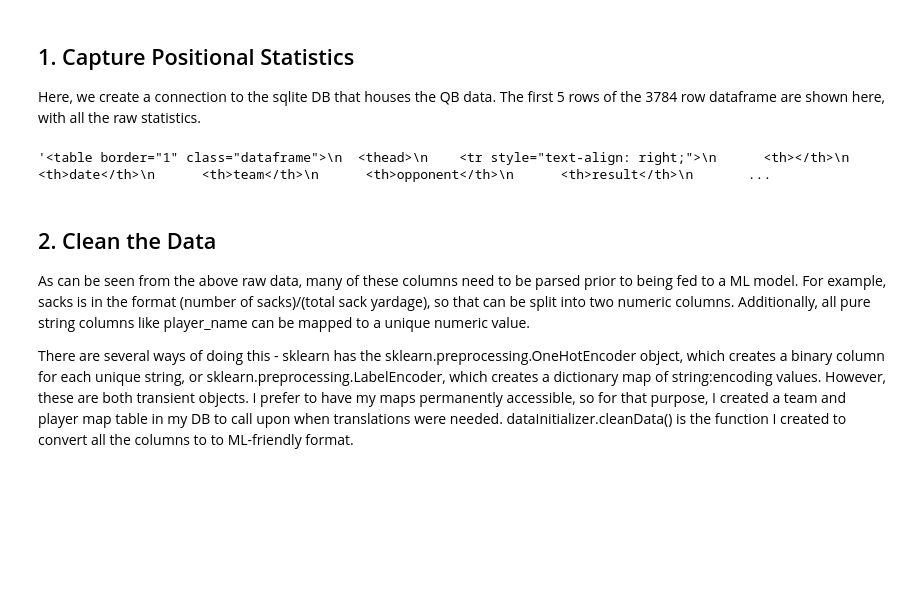
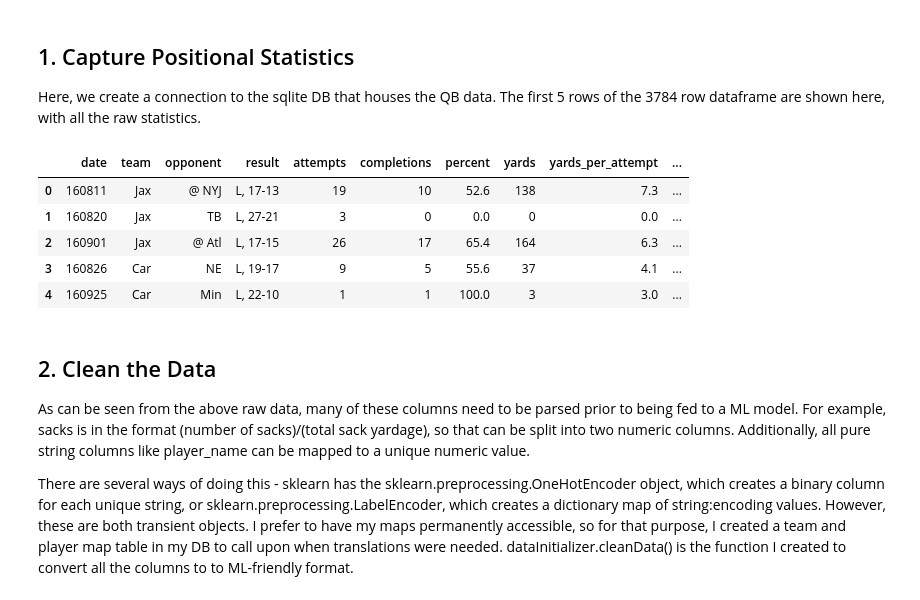
Before and after one commit to Rosswell/k2_datascience, a Jupyter notebook: blog_content/NFL_2.ipynb, the cells around one changed output. Saved outputs shown, nothing was run; the diff lists cells and outputs as text; code cells hidden in the pictures; blank space fills up the shorter version.

```diff
--- a/blog_content/NFL_2.ipynb
+++ b/blog_content/NFL_2.ipynb
@@ -31,12 +39,15 @@ Here, we create a connection to the sqlite DB that houses the QB data. The first
 # %%
 dataConnection = dataInitializer()
 qbDf = dataConnection.fetchData('qbs')
-
-qbDf.head().to_html()
-
-# qbDf.head()
+pd.options.display.width = 50
+qbDf.head()
 # %% [output]
-'<table border="1" class="dataframe">\n  <thead>\n    <tr style="text-align: right;">\n      <th></th>\n      <th>date</th>\n      <th>team</th>\n      <th>opponent</th>\n      <th>result</th>\n       ...
+|  | date | team | opponent | result | attempts | completions | percent | yards | yards_per_attempt | ... |
+| 0 | 160811 | Jax | @ NYJ | L, 17-13 | 19 | 10 | 52.6 | 138 | 7.3 | ... |
+| 1 | 160820 | Jax | TB | L, 27-21 | 3 | 0 | 0.0 | 0 | 0.0 | ... |
+| 2 | 160901 | Jax | @ Atl | L, 17-15 | 26 | 17 | 65.4 | 164 | 6.3 | ... |
+| 3 | 160826 | Car | NE | L, 19-17 | 9 | 5 | 55.6 | 37 | 4.1 | ... |
+| 4 | 160925 | Car | Min | L, 22-10 | 1 | 1 | 100.0 | 3 | 3.0 | ... |
 # %% [markdown]
 ## 2. Clean the Data
 
```
Also changed, not shown: parts of 3 cells of this notebook, 2 other files.
